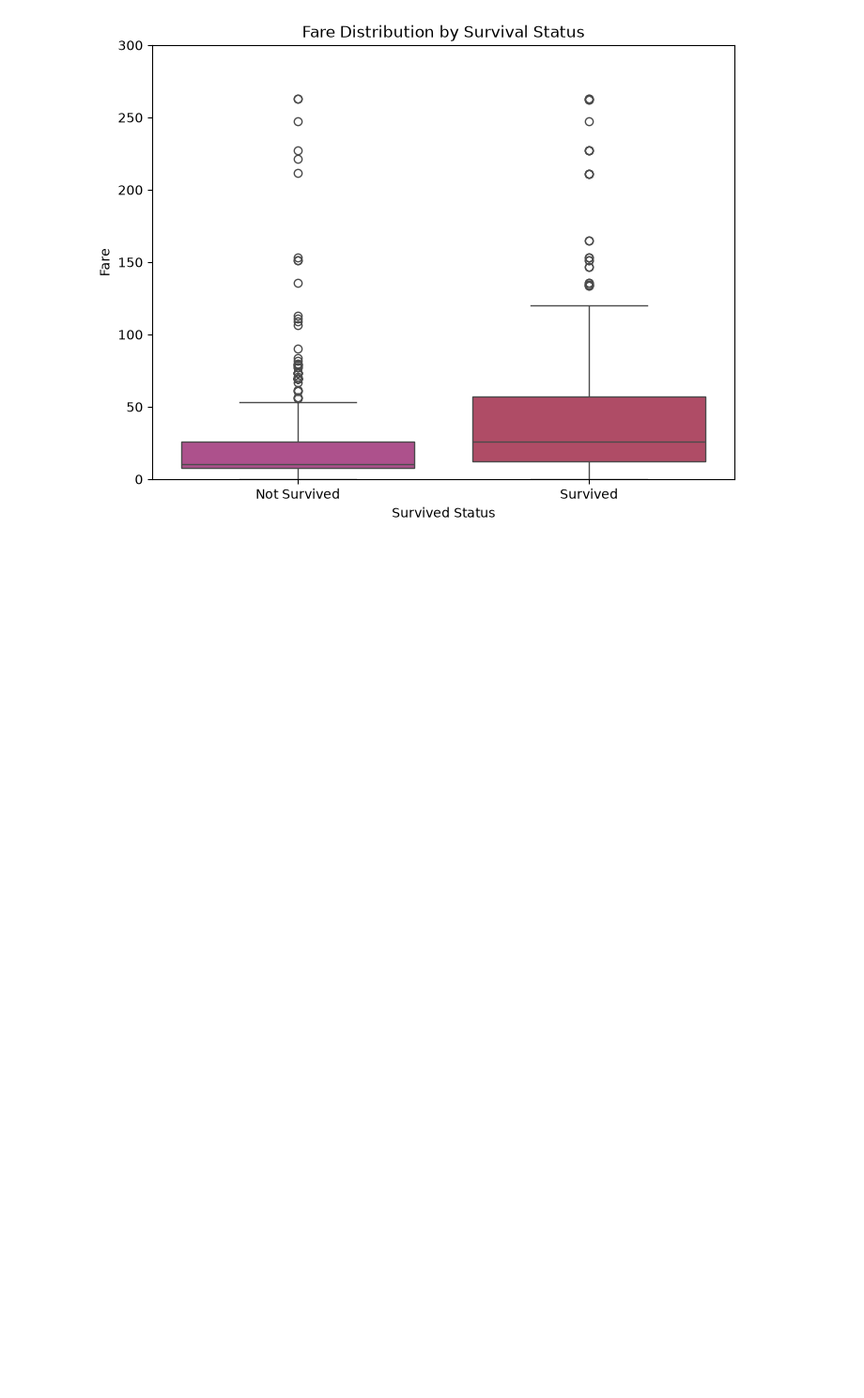
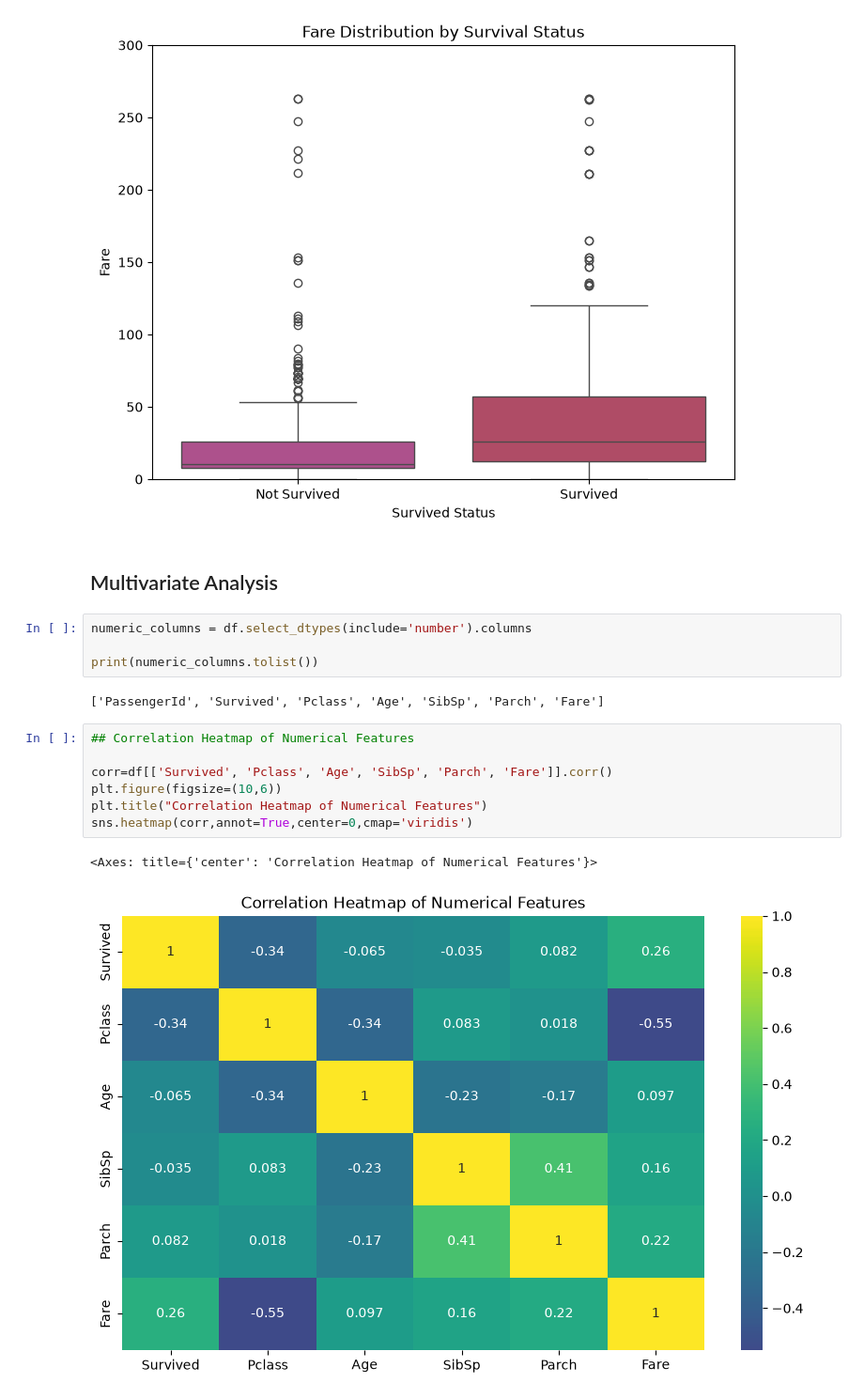
Before and after one commit to Rohit-Bansode/Titanic_Survival_Analysis-EDA, a Jupyter notebook: Notebooks/Titanic_EDA.ipynb, the cells around one changed output. Shown at 94% size. Saved outputs shown, nothing was run; the diff lists cells and outputs as text; blank space fills up the shorter version.

Commit message:
Add Multivariate Analysis

```diff
--- a/Notebooks/Titanic_EDA.ipynb
+++ b/Notebooks/Titanic_EDA.ipynb
@@ -326,3 +325,21 @@ sns.boxplot(x="Survived",y="Fare",hue="Survived",data=df,palette=["#BC4291C0","#
 # %% [output]
 <Axes: title={'center': 'Fare Distribution by Survival Status'}, xlabel='Survived Status', ylabel='Fare'>
 [figure]
+# %% [markdown]
+## Multivariate Analysis
+# %%
+numeric_columns = df.select_dtypes(include='number').columns
+
+print(numeric_columns.tolist())
+# %% [output]
+['PassengerId', 'Survived', 'Pclass', 'Age', 'SibSp', 'Parch', 'Fare']
+# %%
+## Correlation Heatmap of Numerical Features
+
+corr=df[['Survived', 'Pclass', 'Age', 'SibSp', 'Parch', 'Fare']].corr()
+plt.figure(figsize=(10,6))
+plt.title("Correlation Heatmap of Numerical Features")
+sns.heatmap(corr,annot=True,center=0,cmap='viridis')
+# %% [output]
+<Axes: title={'center': 'Correlation Heatmap of Numerical Features'}>
+[figure, added]
```
Also changed, not shown: parts of 6 cells of this notebook.
